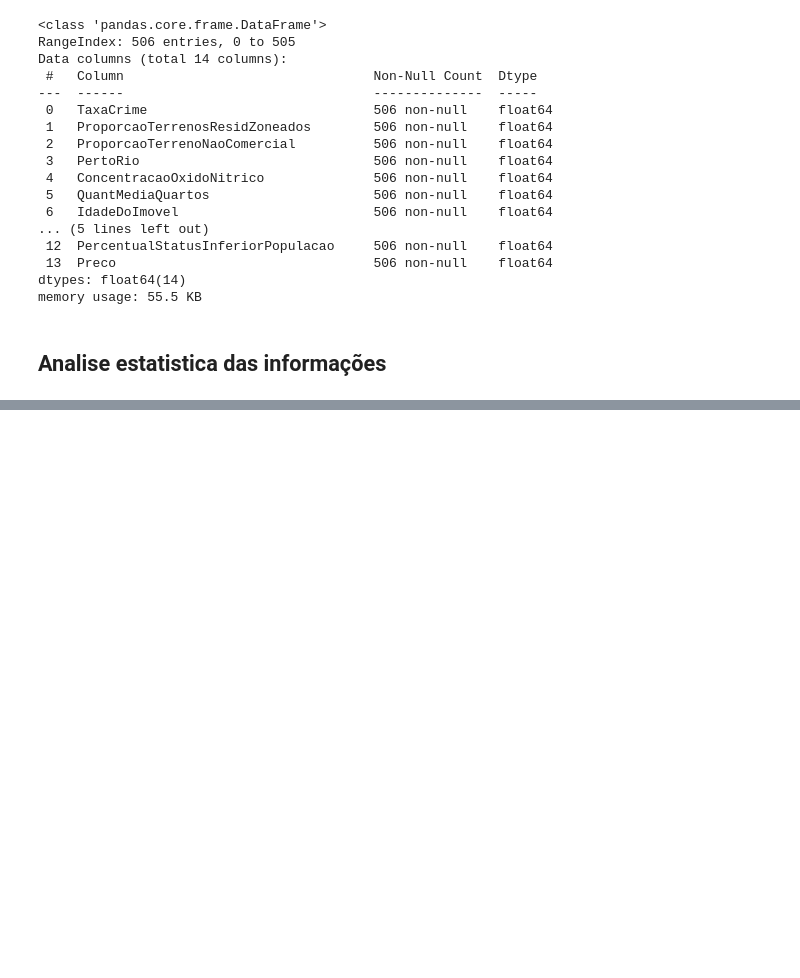
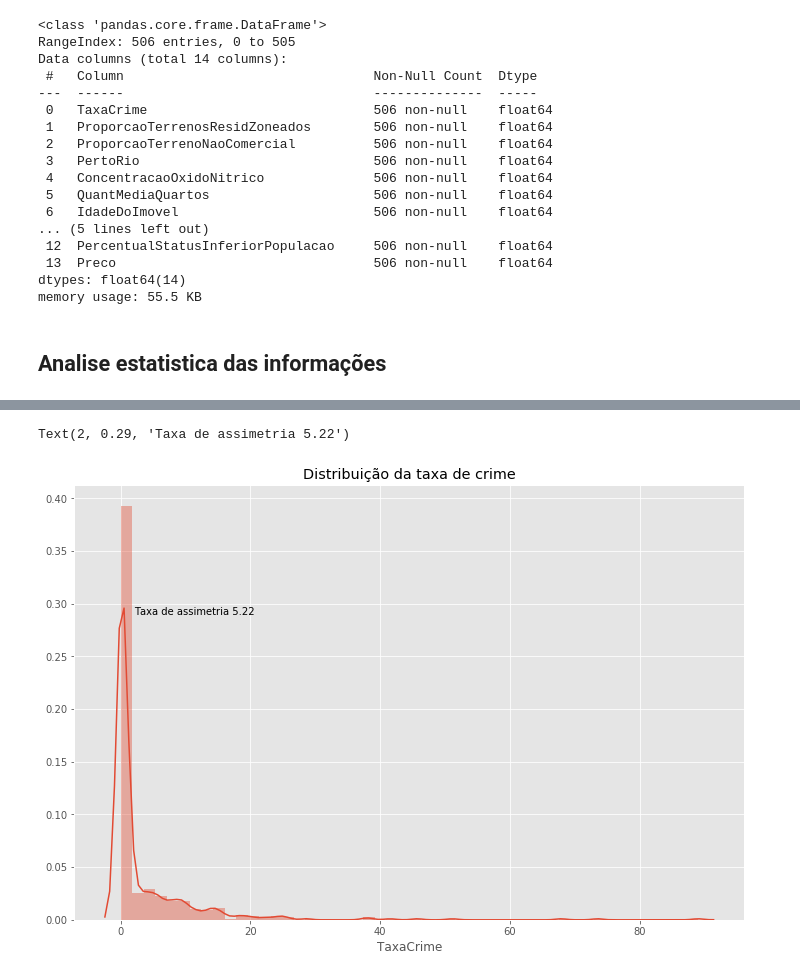
Before and after one commit to Angelicogfa/PortifolioDataScience, a Jupyter notebook: Classificação/Imoveis/Imoveis.ipynb, the cells around one changed output, grey strips where cells are left out. Drawn from its saved outputs; the diff is of its cells as text; code cells hidden in the pictures; blank space fills up the shorter version.

```diff
--- a/Classificação/Imoveis/Imoveis.ipynb
+++ b/Classificação/Imoveis/Imoveis.ipynb
@@ -239,0 +128,8 @@ plt.show()
+# %%
+plt.title('Distribuição da taxa de crime')
+sns.distplot(df['TaxaCrime'])
+assimetria = round(df['TaxaCrime'].skew(), 2)
+plt.text(x=2, y=0.29, s= f'Taxa de assimetria {assimetria}' )
+# %% [output]
+Text(2, 0.29, 'Taxa de assimetria 5.22')
+[figure, added]
```
Also changed, not shown: parts of 41 cells of this notebook.
